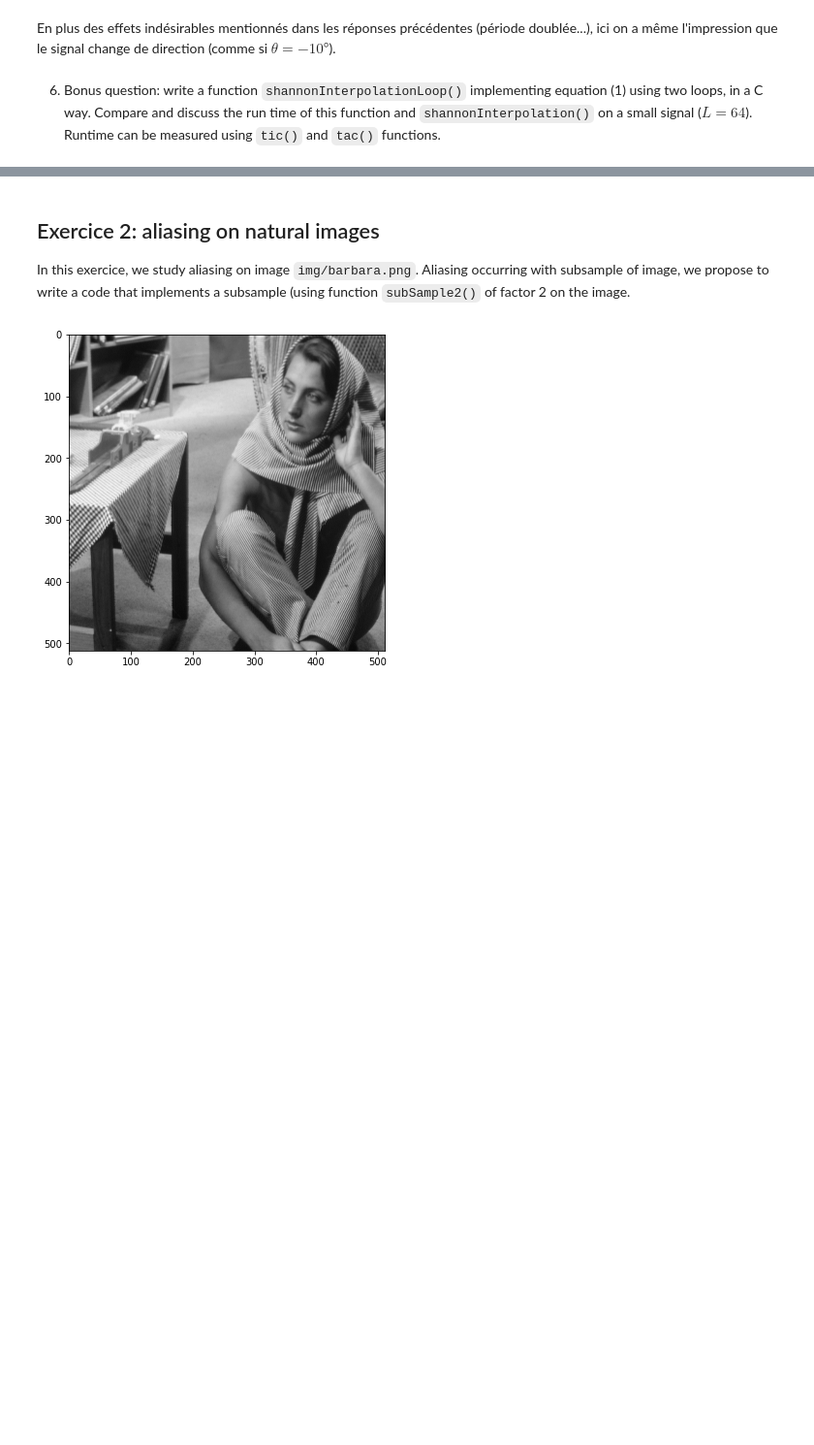
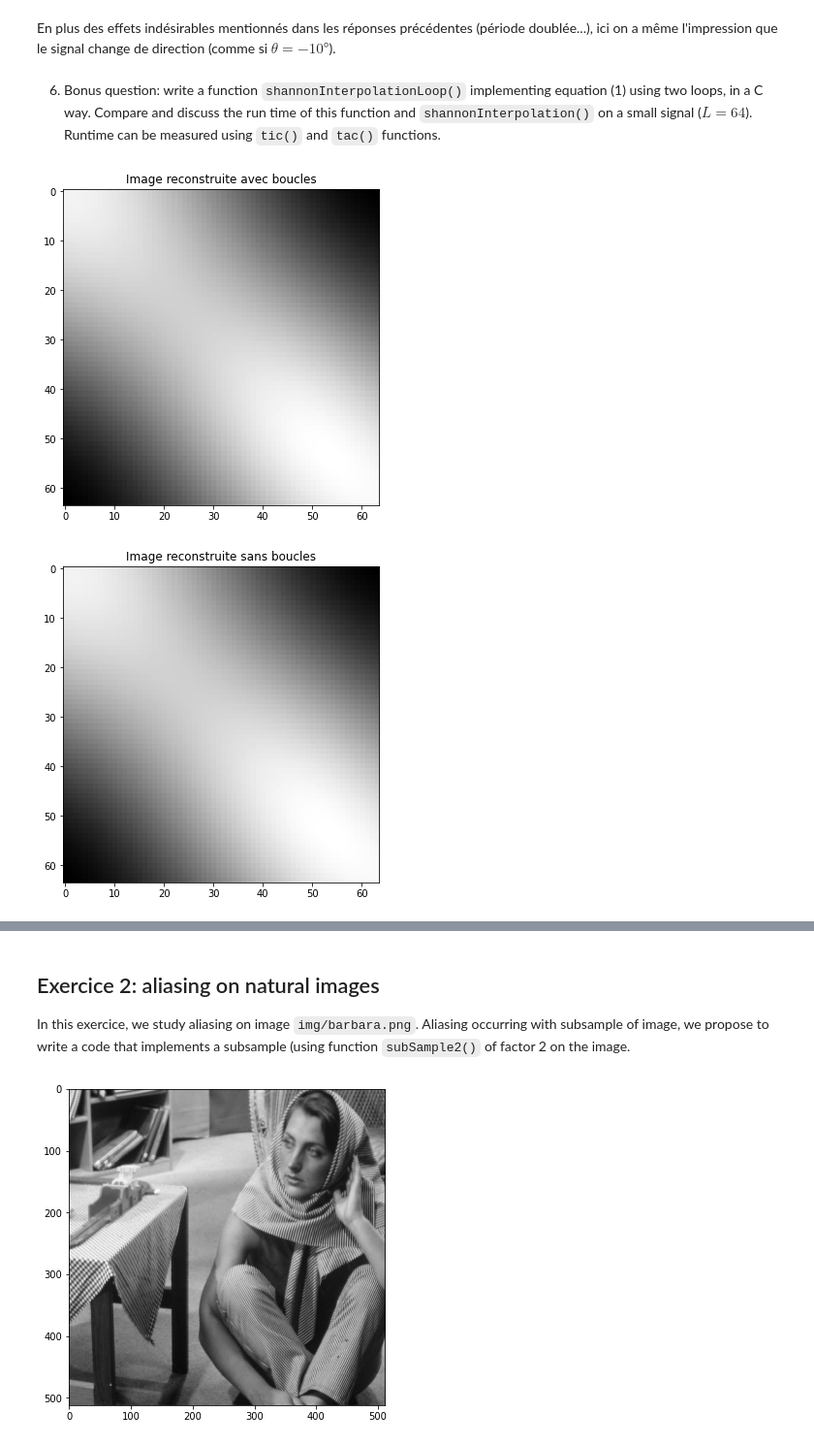
Before and after one commit to LUKALAVAL/BIMA, a Jupyter notebook: TME3/TME3.ipynb, the cells around one changed output, grey strips where cells are left out. Shown at 97% size. Saved outputs shown, nothing was run; the diff lists cells and outputs as text; code cells hidden in the pictures; blank space fills up the shorter version.

Commit message:
ajout images pour shannon avec boucles

```diff
--- a/TME3/TME3.ipynb
+++ b/TME3/TME3.ipynb
@@ -301,6 +301,13 @@ def shannonInterpolationLoop(I, Te, size):
             XTIY[i, j] = np.sum(XT[i] * IY[:,j])
 
     return XTIY
+# %%
+# On vérifie que notre fonction donne la même image reconstruite
+imshow(shannonInterpolationLoop(Sampled_S45, 1/fe, 64), 'Image reconstruite avec boucles')
+imshow(shannonInterpolation(Sampled_S45, 1/fe, 64), 'Image reconstruite sans boucles')
+# %% [output]
+[figure, added]
+[figure, added]
 # %%
 tic()
 shannonInterpolationLoop(Sampled_S45, 1/fe, 64)
```
Also changed, not shown: parts of 1 cell of this notebook.
